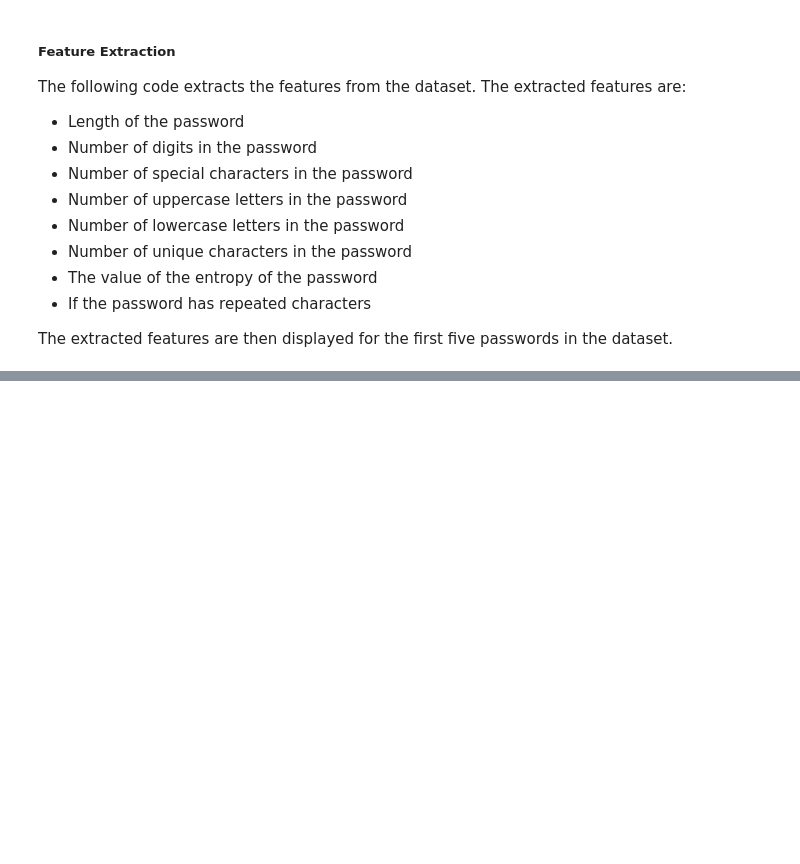
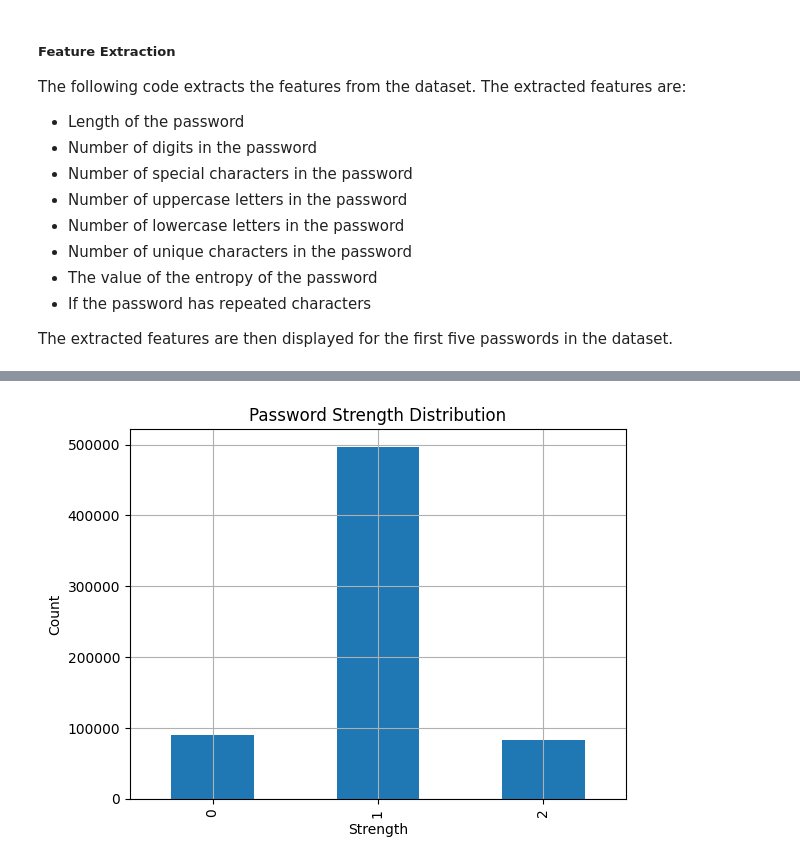
Before and after one commit to LucaMelis0/password-strength-classification, a Jupyter notebook: main.ipynb, the cells around one changed output, grey strips where cells are left out. Cells and saved outputs as stored; diff of their text form; code cells hidden in the pictures; blank space fills up the shorter version.

Commit message:
Analysis of the dataset and displaying label distribution.

```diff
--- a/main.ipynb
+++ b/main.ipynb
@@ -75,0 +82,4 @@ Extracted features related to the first 5 passwords:
+# %%
+utils.display_strength_distribution(password_dataset)
+# %% [output]
+[figure, added]
```
Also changed, not shown: parts of 3 cells of this notebook, 2 other files.
